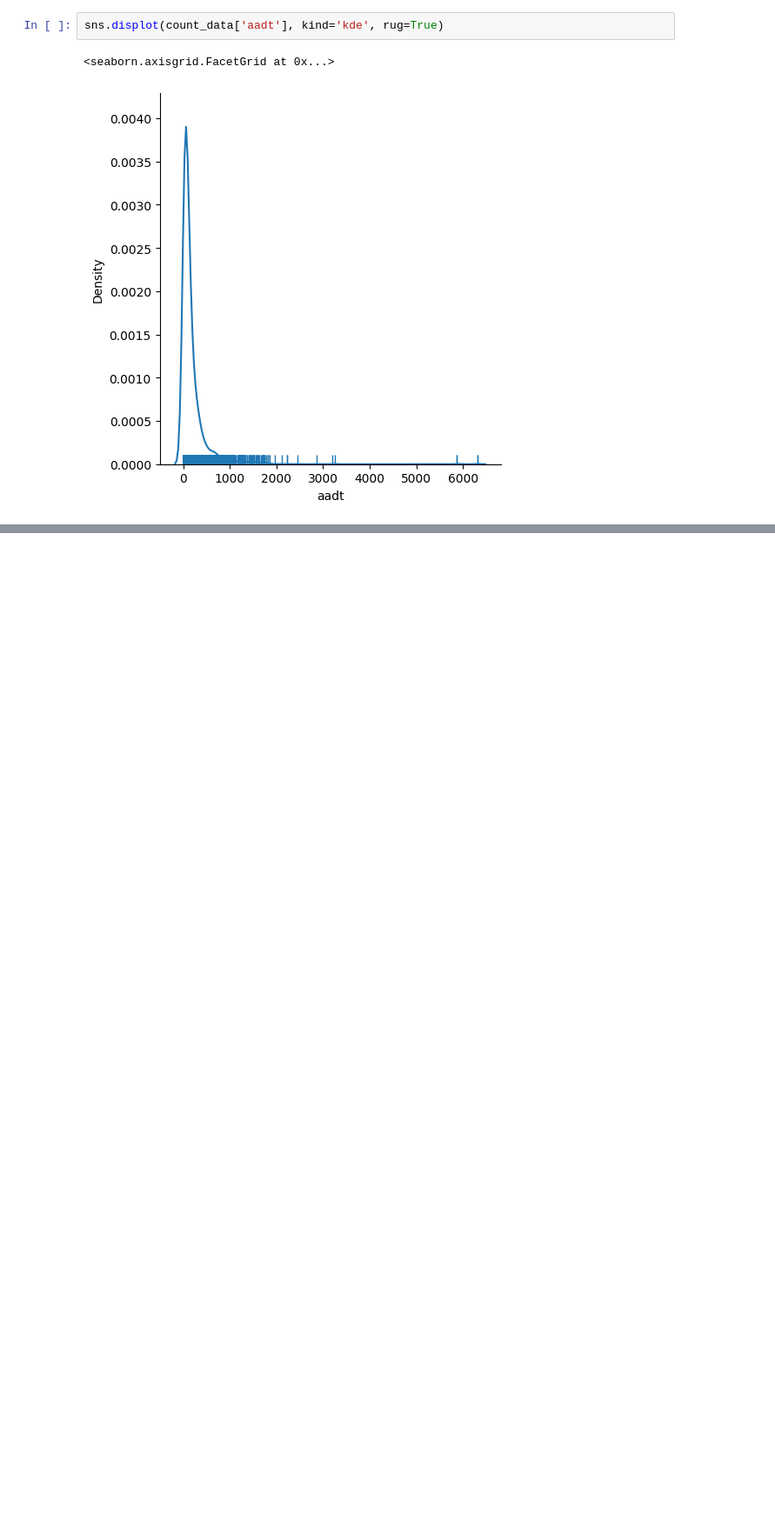
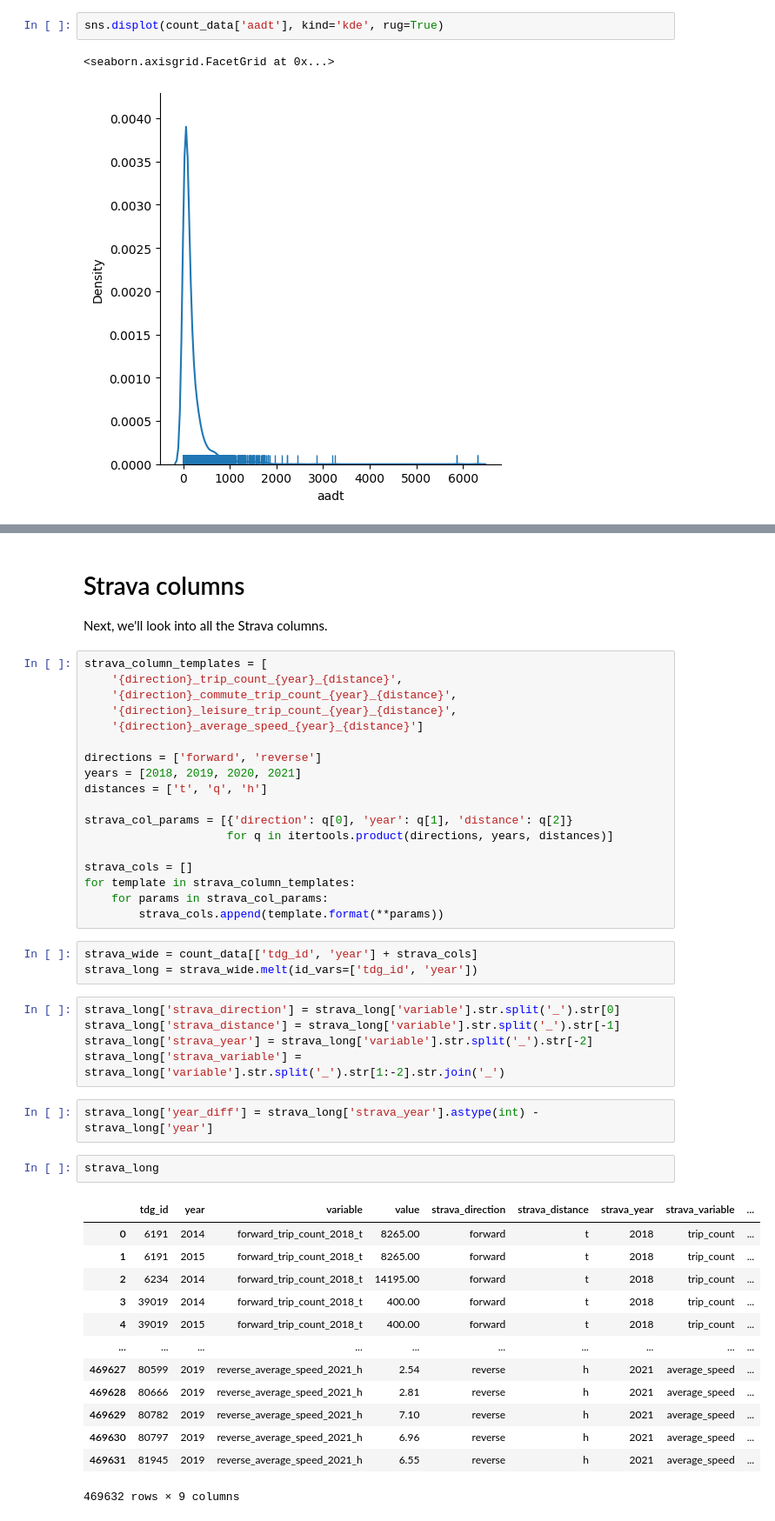
Before and after one commit to mintu07ruet/Bike-Exposure-Modeling, a Jupyter notebook: eval/evaluate_count_sites.ipynb, the cells around one changed output, grey strips where cells are left out. Shown at 87% size. Cells and saved outputs as stored; diff of their text form; blank space fills up the shorter version.

```diff
--- a/eval/evaluate_count_sites.ipynb
+++ b/eval/evaluate_count_sites.ipynb
@@ -58,0 +88,47 @@ count_data.query("aadt > 2000")[['aadt', 'geometry']].explore('aadt')
+# %% [markdown]
+# Strava columns
+Next, we'll look into all the Strava columns.
+# %%
+strava_column_templates = [
+    '{direction}_trip_count_{year}_{distance}',
+    '{direction}_commute_trip_count_{year}_{distance}',
+    '{direction}_leisure_trip_count_{year}_{distance}',
+    '{direction}_average_speed_{year}_{distance}']
+
+directions = ['forward', 'reverse']
+years = [2018, 2019, 2020, 2021]
+distances = ['t', 'q', 'h']
+
+strava_col_params = [{'direction': q[0], 'year': q[1], 'distance': q[2]}
+                     for q in itertools.product(directions, years, distances)]
+
+strava_cols = []
+for template in strava_column_templates:
+    for params in strava_col_params:
+        strava_cols.append(template.format(**params))
+# %%
+strava_wide = count_data[['tdg_id', 'year'] + strava_cols]
+strava_long = strava_wide.melt(id_vars=['tdg_id', 'year'])
+# %%
+strava_long['strava_direction'] = strava_long['variable'].str.split('_').str[0]
+strava_long['strava_distance'] = strava_long['variable'].str.split('_').str[-1]
+strava_long['strava_year'] = strava_long['variable'].str.split('_').str[-2]
+strava_long['strava_variable'] = strava_long['variable'].str.split('_').str[1:-2].str.join('_')
+# %%
+strava_long['year_diff'] = strava_long['strava_year'].astype(int) - strava_long['year']
+# %%
+strava_long
+# %% [output]
+|  | tdg_id | year | variable | value | strava_direction | strava_distance | strava_year | strava_variable | ... |
+| 0 | 6191 | 2014 | forward_trip_count_2018_t | 8265.00 | forward | t | 2018 | trip_count | ... |
+| 1 | 6191 | 2015 | forward_trip_count_2018_t | 8265.00 | forward | t | 2018 | trip_count | ... |
+| 2 | 6234 | 2014 | forward_trip_count_2018_t | 14195.00 | forward | t | 2018 | trip_count | ... |
+| 3 | 39019 | 2014 | forward_trip_count_2018_t | 400.00 | forward | t | 2018 | trip_count | ... |
+| 4 | 39019 | 2015 | forward_trip_count_2018_t | 400.00 | forward | t | 2018 | trip_count | ... |
+| ... | ... | ... | ... | ... | ... | ... | ... | ... | ... |
+| 469627 | 80599 | 2019 | reverse_average_speed_2021_h | 2.54 | reverse | h | 2021 | average_speed | ... |
+| 469628 | 80666 | 2019 | reverse_average_speed_2021_h | 2.81 | reverse | h | 2021 | average_speed | ... |
+| 469629 | 80782 | 2019 | reverse_average_speed_2021_h | 7.10 | reverse | h | 2021 | average_speed | ... |
+| 469630 | 80797 | 2019 | reverse_average_speed_2021_h | 6.96 | reverse | h | 2021 | average_speed | ... |
+| 469631 | 81945 | 2019 | reverse_average_speed_2021_h | 6.55 | reverse | h | 2021 | average_speed | ... |
+469632 rows × 9 columns
```
Also changed, not shown: parts of 21 cells of this notebook.
